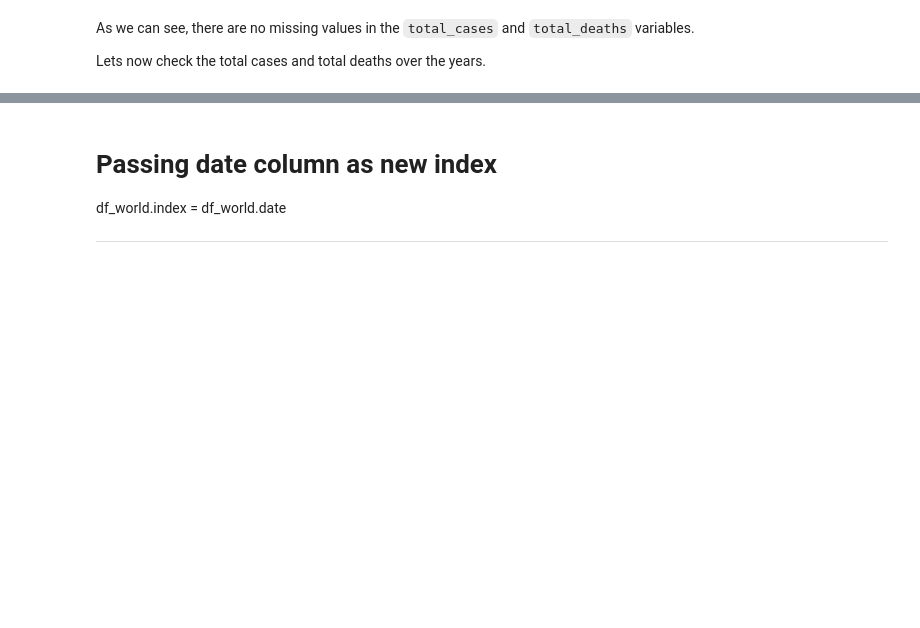
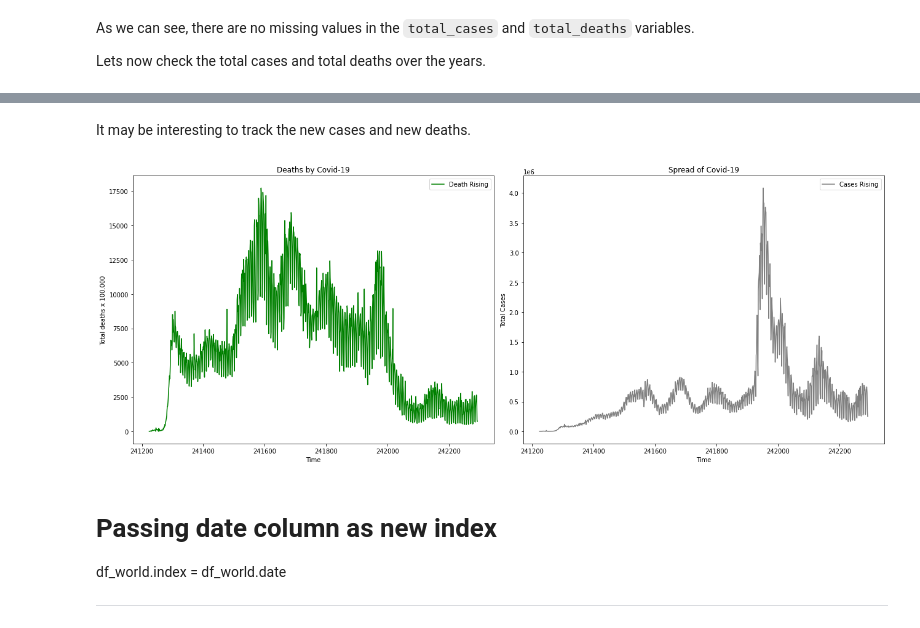
Before and after one commit to Mdrsilva/Covid-19_Data_Analysis, a Jupyter notebook: Covid_19_Data_Analysis.ipynb, the cells around one changed output, grey strips where cells are left out. Cells and saved outputs as stored; diff of their text form; code cells hidden in the pictures; blank space fills up the shorter version.

```diff
--- a/Covid_19_Data_Analysis.ipynb
+++ b/Covid_19_Data_Analysis.ipynb
@@ -614,6 +614,7 @@ For that, I will use the 'df_world' dataset, which contains the daily registers
 # %%
 # Creating a dataset with the daily registers of Covid-19
 df_world = df_clean.loc[df_clean.location == "World"]
+df = df_clean.loc[df_clean.location == "World"]
 
 # Checking missing values in the tota_cases and total_deaths columns
 print("\nMissing values in total_cases column: {}".format(df_world.total_cases.isnull().sum()))
@@ -667,3 +667,27 @@ ax2.plot(df_world['total_deaths'] / 1000000)
+# %% [markdown]
+It may be interesting to track the new cases and new deaths.
+# %%
+# Creating Figure and 2 Axis
+fig, (ax1, ax2) = plt.subplots(figsize=(18, 7), nrows=1, ncols=2)
+
+# Plotting first graph
+location = df.loc[df.location == 'World', 'new_deaths']
+ax1.plot(location, label='Death Rising')
+ax1.set(title='Deaths by Covid-19', ylabel='Total deaths x 100.000', xlabel='Time')
+ax1.get_lines()[0].set(color="green")
+ax1.legend()
+plt.tight_layout()
+
+# Plotting second graph
+location = df.loc[df.location == 'World', 'new_cases']
+ax2.plot(location, label='Cases Rising')
+ax2.set(title='Spread of Covid-19', ylabel='Total Cases', xlabel='Time')
+ax2.get_lines()[0].set(color="grey")
+ax2.legend()
+plt.tight_layout()
+plt.savefig('spread_covid.png', bbox_inches='tight')
+# %% [output]
+[figure, added]
 # %% [markdown]
 # Passing date column as new index
 df_world.index = df_world.date
```
Also changed, not shown: parts of 1 cell of this notebook.
